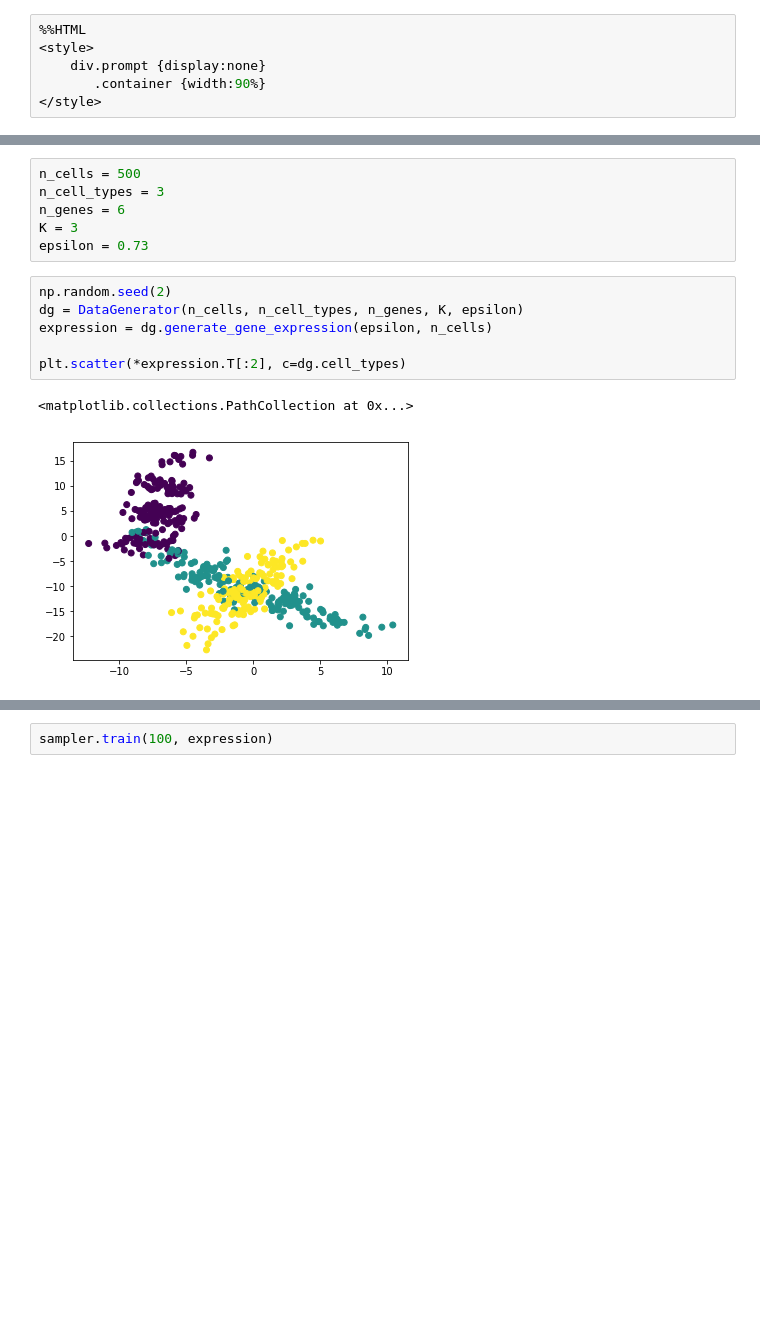
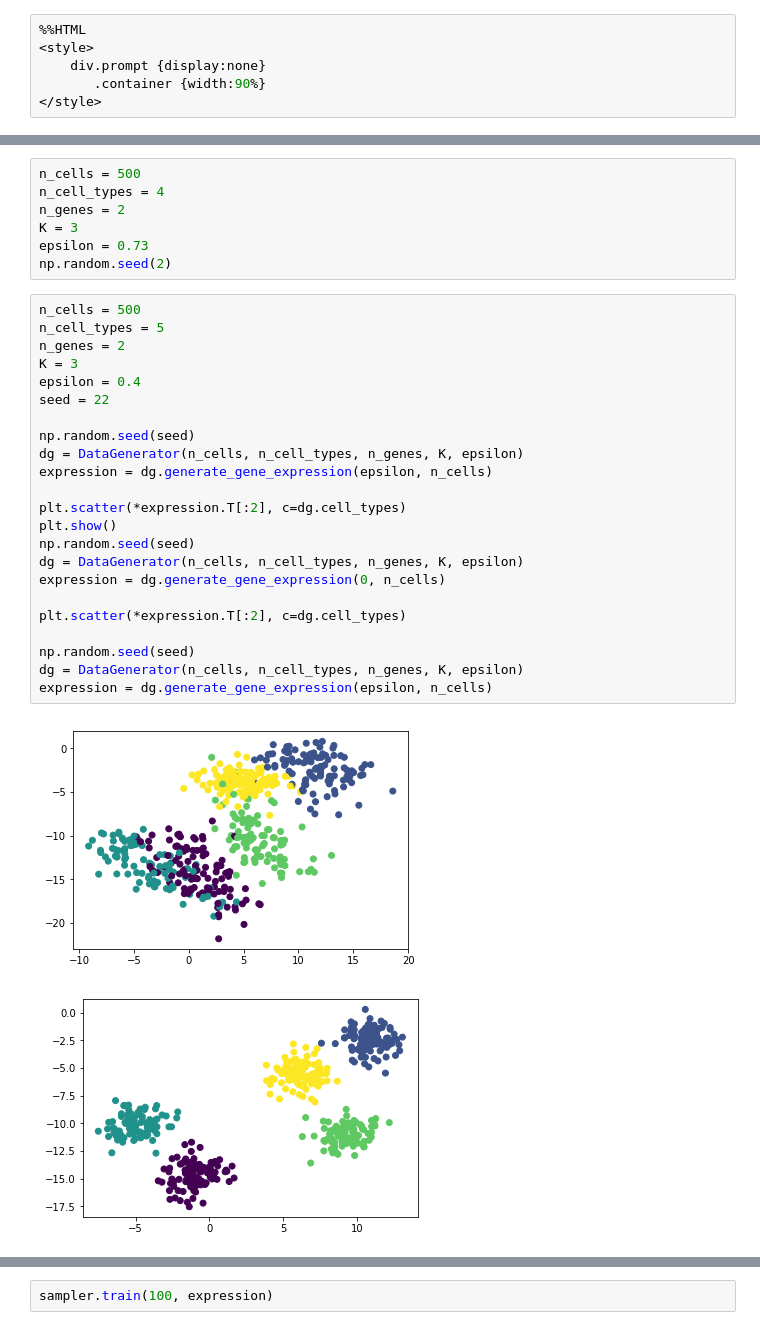
Before and after one commit to ANazaret/correlations, a Jupyter notebook: Gibbs Sampler.ipynb, the cells around one changed output, grey strips where cells are left out. Saved outputs shown, nothing was run; the diff lists cells and outputs as text; blank space fills up the shorter version.

```diff
--- a/Gibbs Sampler.ipynb
+++ b/Gibbs Sampler.ipynb
@@ -338,17 +348,35 @@ class GibbsSampler:
         plt.plot(np.arange(len(self.log_joints)), self.log_joints)
 # %%
 n_cells = 500
-n_cell_types = 3
-n_genes = 6
+n_cell_types = 4
+n_genes = 2
 K = 3
 epsilon = 0.73
+np.random.seed(2)
-# %%
-np.random.seed(2)
-dg = DataGenerator(n_cells, n_cell_types, n_genes, K, epsilon)
-expression = dg.generate_gene_expression(epsilon, n_cells)
-
-plt.scatter(*expression.T[:2], c=dg.cell_types)
-# %% [output]
-<matplotlib.collections.PathCollection at 0x...>
-[figure, removed]
+# %%
+n_cells = 500
+n_cell_types = 5
+n_genes = 2
+K = 3
+epsilon = 0.4
+seed = 22
+
+np.random.seed(seed)
+dg = DataGenerator(n_cells, n_cell_types, n_genes, K, epsilon)
+expression = dg.generate_gene_expression(epsilon, n_cells)
+
+plt.scatter(*expression.T[:2], c=dg.cell_types)
+plt.show()
+np.random.seed(seed)
+dg = DataGenerator(n_cells, n_cell_types, n_genes, K, epsilon)
+expression = dg.generate_gene_expression(0, n_cells)
+
+plt.scatter(*expression.T[:2], c=dg.cell_types)
+
+np.random.seed(seed)
+dg = DataGenerator(n_cells, n_cell_types, n_genes, K, epsilon)
+expression = dg.generate_gene_expression(epsilon, n_cells)
+# %% [output]
+[figure, added]
+[figure, added]
 # %%
```
Also changed, not shown: parts of 53 cells of this notebook.
